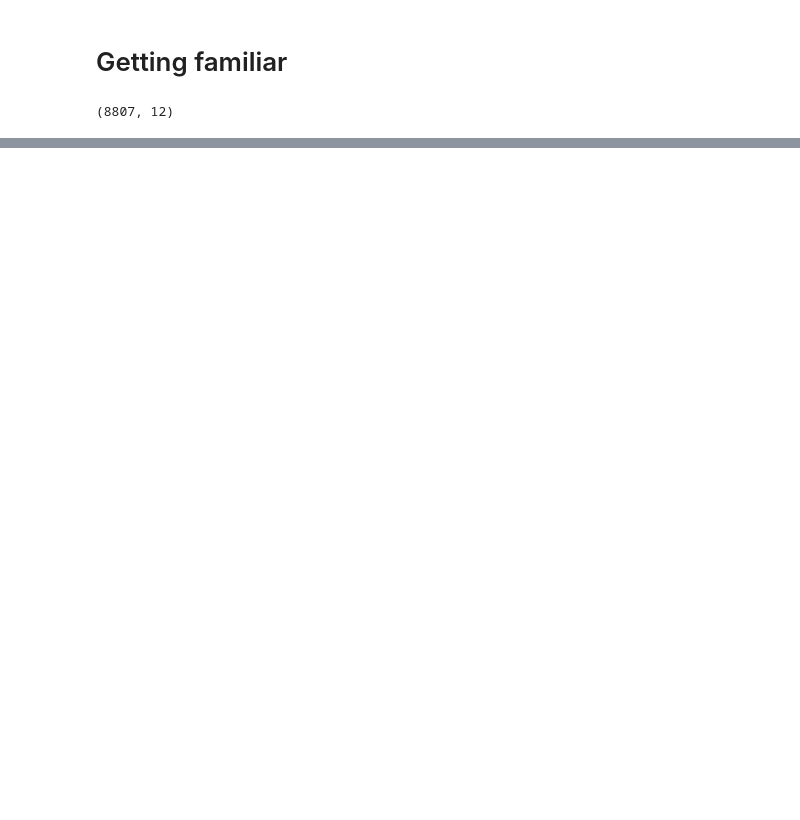
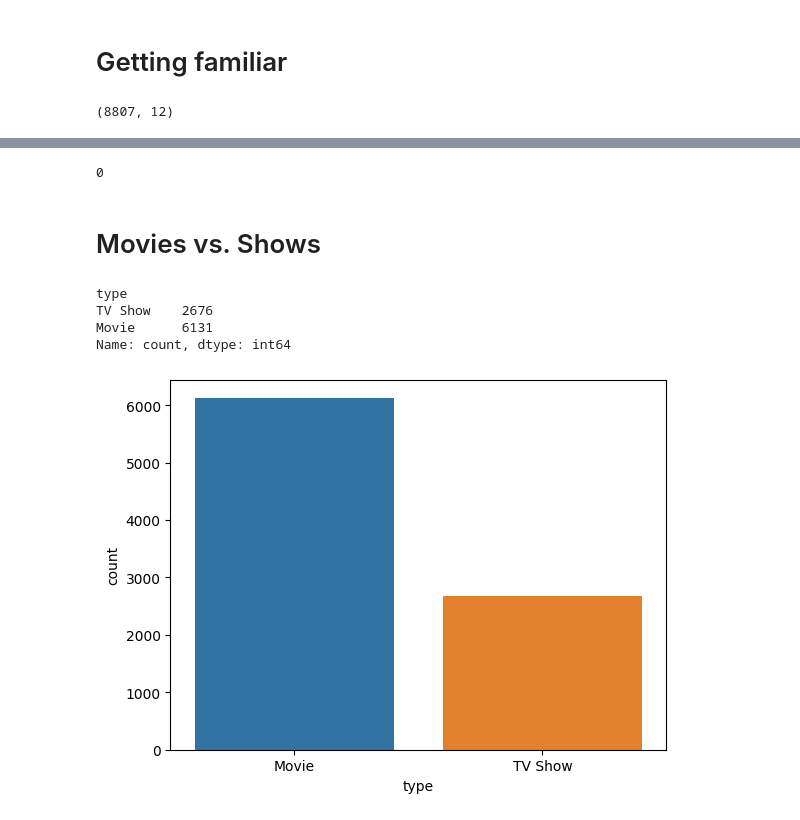
Before and after one commit to jjoenasr/ml-projects, a Jupyter notebook: EDA/Netflix/NetflixAnalysis.ipynb, the cells around one changed output, grey strips where cells are left out. Cells and saved outputs as stored; diff of their text form; code cells hidden in the pictures; blank space fills up the shorter version.

```diff
--- a/EDA/Netflix/NetflixAnalysis.ipynb
+++ b/EDA/Netflix/NetflixAnalysis.ipynb
@@ -132,15 +27,0 @@ net_movies = df[df['type'] == 'Movie']
-# %%
-plt.style.use('fast')
-no_tv_movie = df['type'].value_counts().sort_values()
-# Pie chart for type columns
-import plotly.graph_objects as go
-label = ["TV-Shows",
-         "Movies"]
-colors = ['#1A0D0D','#DB0404']
-fig = go.Figure(data=[go.Pie(values=no_tv_movie, labels=label,  hole=.06)])
-fig.update_layout(title_text='Type of Netflix Content')
-fig.update_traces(hoverinfo='label+percent', textinfo='percent+value',
-                  textfont_size=30,
-                  marker=dict(colors=colors,
-                              line=dict(color='#7B7C7C', width=3)))
-fig.show()
@@ -212,0 +66,19 @@ Name: 2019, dtype: float64
+# %%
+df.duplicated().sum()
+# %% [output]
+0
+# %% [markdown]
+# Movies vs. Shows
+# %%
+no_tv_movie = df['type'].value_counts().sort_values()
+no_tv_movie
+# %% [output]
+type
+TV Show    2676
+Movie      6131
+Name: count, dtype: int64
+# %%
+sns.countplot(data=df, x='type')
+plt.show()
+# %% [output]
+[figure, added]
```
Also changed, not shown: parts of 83 cells of this notebook, 20 other files.
